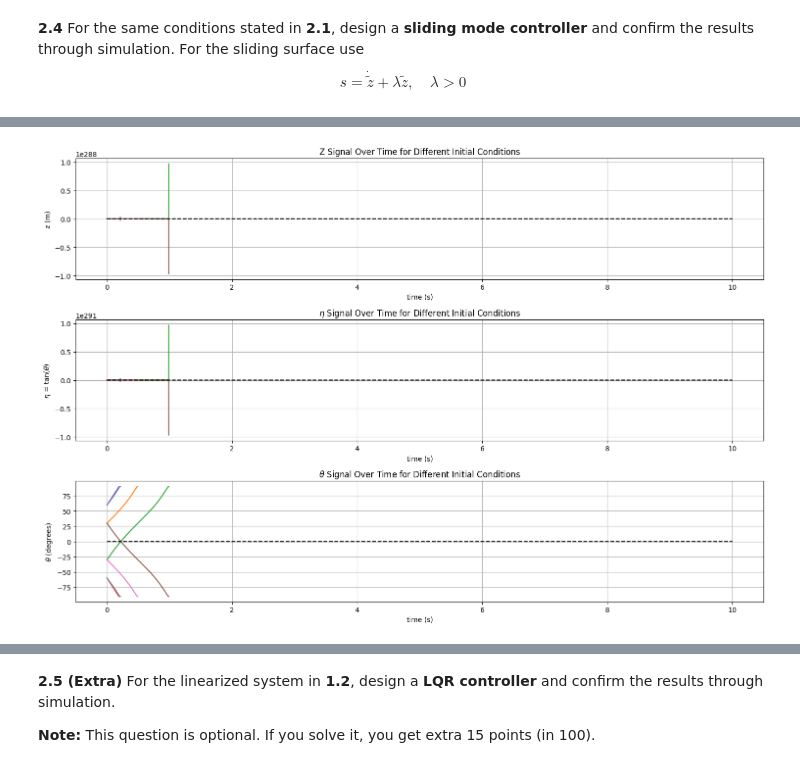
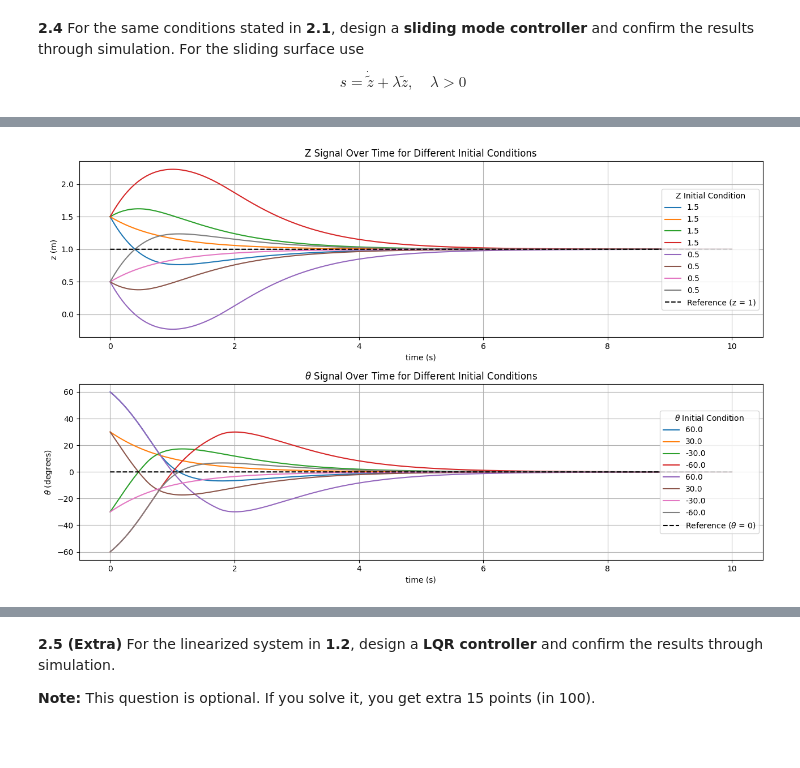
Before and after one commit to brumocas/CO_Projects, a Jupyter notebook: Final/CO_project1and2.ipynb, the cells around one changed output, grey strips where cells are left out. Cells and saved outputs as stored; diff of their text form; code cells hidden in the pictures; blank space fills up the shorter version.

```diff
--- a/Final/CO_project1and2.ipynb
+++ b/Final/CO_project1and2.ipynb
@@ -450,7 +434,7 @@ def Sys_f(x, t=0):
     return np.array([dx1, dx2, dx3])
 
 # Generate 1000 linearly spaced points for t
-t_end = 20
+t_end = 15
 t = np.linspace(0, t_end, 1000)
 
 
@@ -504,7 +488,7 @@ def Sys_f_Linear(x, t=0):
                    ])
 
 # Generate 1000 linearly spaced points for t
-t_end = 20
+t_end = 15
 t = np.linspace(0, t_end, 1000)
 
 
@@ -652,7 +636,7 @@ def Sys_f_Linear(x, t=0):
     return np.array([-vd*th, q])
 
 # Generate 1000 linearly spaced points for t
-t_end = 20
+t_end = 15
 t = np.linspace(0, t_end, 1000)
 
 
@@ -668,7 +652,7 @@ initial_conditions = [
 ]
 
 # Plot
-fig, axs = plt.subplots(2, 1, figsize=(10, 8))
+fig, axs = plt.subplots(2, 1, figsize=(13, 8))
 
 for x0 in initial_conditions:
     x, infodict = integrate.odeint(Sys_f_Linear, x0, t, full_output=True)
@@ -723,7 +707,7 @@ def Sys_f(x, t=0):
                    ])
 
 # Generate 1000 linearly spaced points for t
-t_end = 20
+t_end = 15
 t = np.linspace(0, t_end, 1000)
 
 # Initial conditions
@@ -1102,101 +1137,90 @@ import matplotlib.pyplot as plt
 
 
 # Define the step function for Euler Method
-def step_f(z, eta, zd, vd, LAMBDA, dt):
-    epsilon = 0.05
+def step_f(z, theta, zd, vd, LAMBDA, K, dt):
+    epsilon = 0.5
     # Calculate tilde_z
     tilde_z = z - zd
-    # Calculate tilde_eta
-    tilde_eta = eta - 0
-    # Calculate s
-    s = tilde_eta + LAMBDA*tilde_z
-    K = LAMBDA/vd + 1
+    # Calculate tilde_z first derivative
+    tilde_z_dev = - vd * np.tan(theta) - 0
+    # Calculate Sliding Surface
+    s = tilde_z_dev + LAMBDA * tilde_z
     # Calculate u1 Switching Control
     if abs(s) < epsilon:
-        u1 = -K*s/epsilon
+        u1 = -K * s / epsilon
     else:
-        u1 = -K*np.sign(s/epsilon)
+        u1 = -K * np.sign(s / epsilon)
     # Calculate control u
-    u = s/(vd*(1 + eta**2)) + u1
+    u = -(np.cos(theta) ** 2 / vd) * (LAMBDA * vd * np.tan(theta) + u1)
     # Return updated state variables using Euler Method
-    return z + (eta) * dt, eta - vd * (1 + eta**2) * u * dt, np.arctan(eta)
+    return z + (-vd * np.tan(theta)) * dt, theta + u * dt
 
 # Function to simulate the system
-def simulate_system(vd, LAMBDA, zd, dt, t_end, z_initial_conditions, eta_initial_conditions):
+def simulate_system(vd, LAMBDA, k, zd, dt, t_end, z_initial_conditions, theta_initial_conditions):
     # Create time samples
     t_signal = np.arange(0, t_end, dt)
     zd_signal = zd * np.ones_like(t_signal)
     z_signals = []
-    eta_signals = []
     theta_signals = []
     # Iterate over initial conditions
     for z_initial in z_initial_conditions:
-        for eta_initial in eta_initial_conditions:
+        for theta_initial in theta_initial_conditions:
             z_signal = np.zeros_like(t_signal)
-            eta_signal = np.zeros_like(t_signal)
             theta_signal = np.zeros_like(t_signal)
             # Initialize state variables
             z_signal[0] = z_initial
-            eta_signal[0] = eta_initial
-            theta_signal[0] = np.arctan(eta_initial)
+            theta_signal[0] = theta_initial
             # Iterate over time samples
             for i in range(t_signal.shape[0] - 1):
                 # Update state variables using Euler Method
-                z_signal[i+1], eta_signal[i+1], theta_signal[i+1]= step_f(z_signal[i], eta_signal[i], zd_signal[i], vd, LAMBDA, dt)
+                z_signal[i + 1], theta_signal[i + 1] = step_f(z_signal[i], theta_signal[i], zd_signal[i], vd, LAMBDA, k, dt)
             # Append new simulations
             z_signals.append(z_signal)
-            eta_signals.append(eta_signal)
             theta_signals.append(theta_signal)
-    return t_signal, z_signals, eta_signals, theta_signals, zd_signal
+    return t_signal, z_signals, theta_signals, zd_signal
 
 # Function to plot results
-def plot_results(t_signal, z_signals, zd_signal, eta_signals, theta_signals):
+def plot_results(t_signal, z_signals, zd_signal, theta_signals):
     # Create a figure
-    fig, axs = plt.subplots(3, figsize=(15, 10))
+    fig, axs = plt.subplots(2, figsize=(13, 8))
     # Plot z and zd for different initial conditions
     for z_signal in z_signals:
-        axs[0].plot(t_signal, z_signal)
-    axs[0].plot(t_signal, zd_signal, 'k--')
+        axs[0].plot(t_signal, z_signal, label=f'{z_signal[0]}' )
+    axs[0].plot(t_signal, zd_signal, 'k--', label=f"Reference (z = {zd})")
     axs[0].set_xlabel("time (s)")
     axs[0].set_ylabel("z (m)")
     axs[0].set_title("Z Signal Over Time for Different Initial Conditions")
     axs[0].grid()
-
-    # Plot eta for different initial conditions
-    for eta_signal in eta_signals:
-        axs[1].plot(t_signal, eta_signal)
-    axs[1].plot(t_signal, t_signal*0, 'k--')
-    axs[1].set_xlabel("time (s)")
-    axs[1].set_ylabel(r"$\eta$ = tan($\theta$)")
-    axs[1].set_title(r"$\eta$ Signal Over Time for Different Initial Conditions")
-    axs[1].grid()
+    axs[0].legend(loc='right', title=r'Z Initial Condition')
 
     # Plot theta for different initial conditions
     for theta_signal in theta_signals:
-        axs[2].plot(t_signal, theta_signal * 180 / np.pi)
-    axs[2].plot(t_signal, t_signal*0, 'k--')
-    axs[2].set_xlabel("time (s)")
-    axs[2].set_ylabel(r"$\theta$ (degrees)")
-    axs[2].set_title(r"$\theta$ Signal Over Time for Different Initial Conditions")
-    axs[2].grid()
+        axs[1].plot(t_signal, theta_signal * 180 / np.pi, label=f'{round(theta_signal[0] * 180 /np.pi, 1)}')
+    axs[1].plot(t_signal, t_signal * 0, 'k--', label=r"Reference ($\theta$ = 0)")
+    axs[1].set_xlabel("time (s)")
+    axs[1].set_ylabel(r"$\theta$ (degrees)")
+    axs[1].set_title(r"$\theta$ Signal Over Time for Different Initial Conditions")
+    axs[1].grid()
+    axs[1].legend(loc='right', title=r'$\theta$ Initial Condition')
 
     plt.tight_layout()
     plt.show()
 
 # Parameters
 dt = 0.001
 t_end = 10
 vd = 1
 zd = 1
-LAMBDA = 2
+LAMBDA = 1
+K = 1
 z_initial_conditions = [1.5, 0.5]  # Initial conditions for z
-eta_initial_conditions = [np.tan(np.pi/3),   # Initial conditions for eta
-                          np.tan(np.pi/6),
-                          np.tan(-np.pi/6),
-                          np.tan(-np.pi/3)]
+theta_initial_conditions = [np.pi / 3,
+                            np.pi / 6,
+                            -np.pi / 6,
+                            -np.pi / 3]  # Initial conditions for theta
 
 # Simulate and plot
-t_signal, z_signals, eta_signals, theta_signals, zd_signal = simulate_system(vd, LAMBDA, zd, dt, t_end, z_initial_conditions, eta_initial_conditions)
-plot_results(t_signal, z_signals, zd_signal, eta_signals, theta_signals)
+t_signal, z_signals, theta_signals, zd_signal = simulate_system(vd, LAMBDA, K, zd, dt, t_end, z_initial_conditions, theta_initial_conditions)
+plot_results(t_signal, z_signals, zd_signal, theta_signals)
 # %% [output]
-[figure, old version]
+[figure, new version]
```
Also changed, not shown: parts of 15 cells of this notebook.
